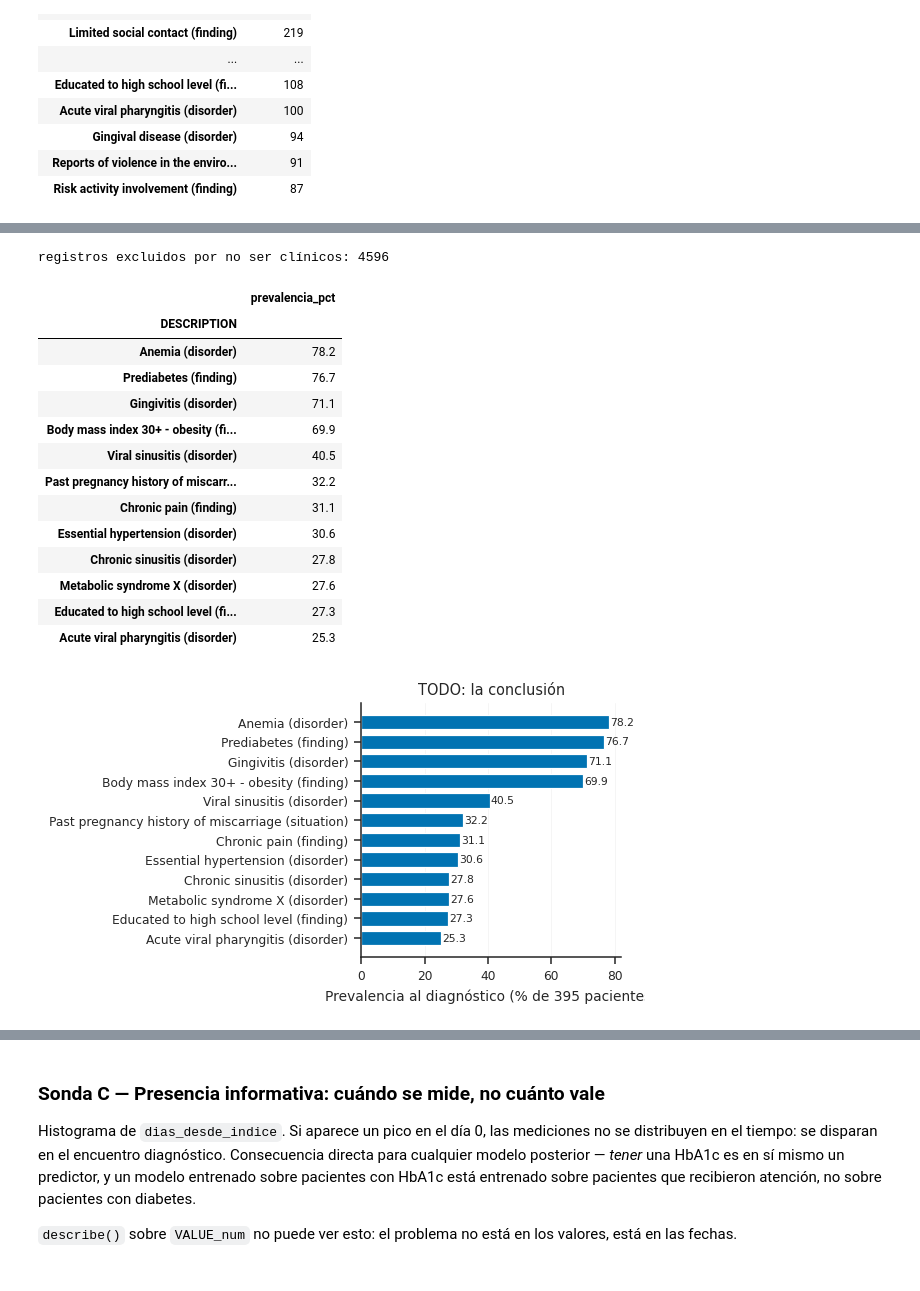
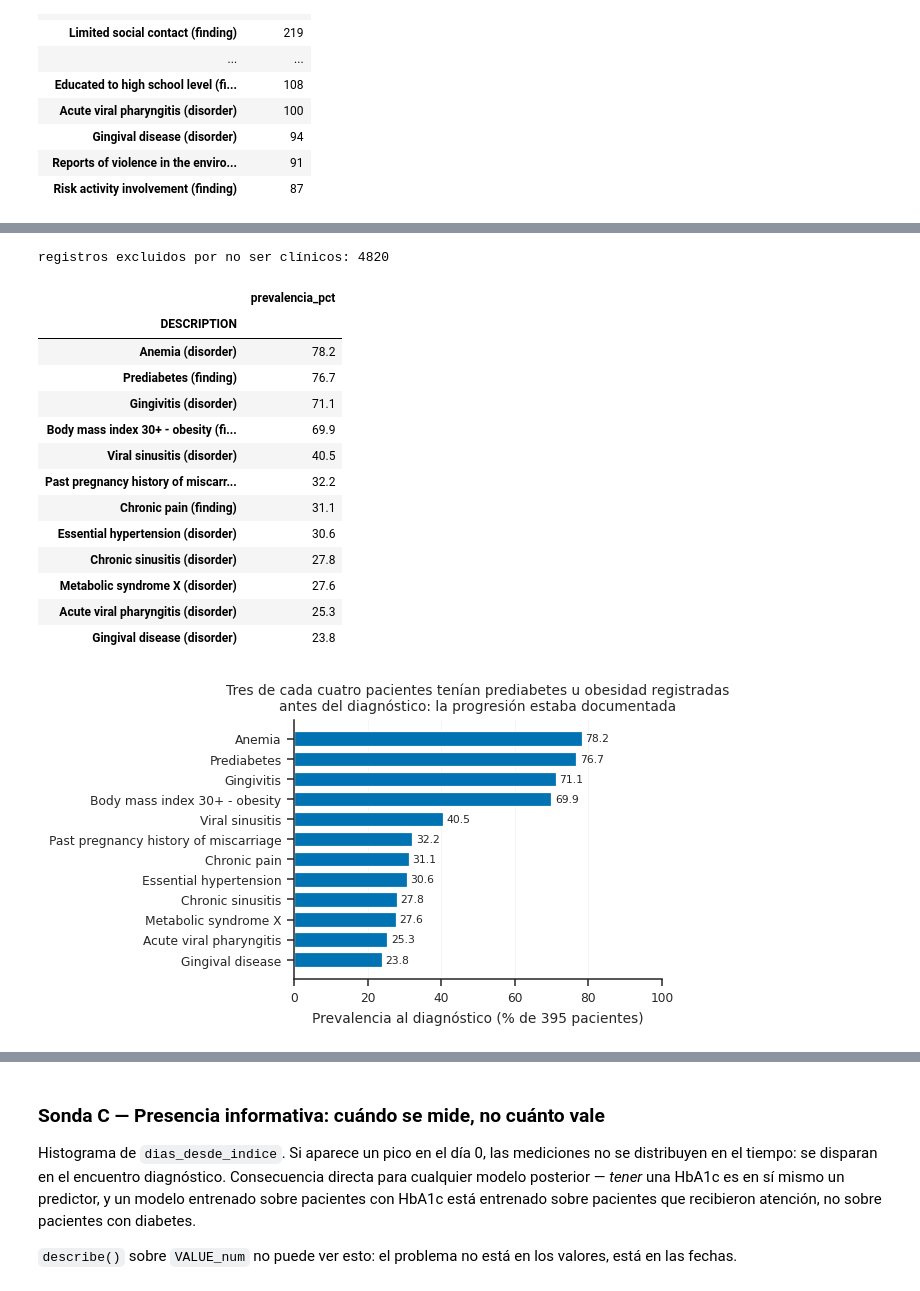
Before and after one commit to martinruhle/curso-ciencia-datos-2027-1, a Jupyter notebook: eda_cohorte.ipynb, the cells around one changed output, grey strips where cells are left out. Drawn from its saved outputs; the diff is of its cells as text; code cells hidden in the pictures.

```diff
--- a/eda_cohorte.ipynb
+++ b/eda_cohorte.ipynb
@@ -1087,33 +1426,46 @@ nombrarla así.
 # %%
+# Conceptos SNOMED que NO son comorbilidades: determinantes sociales, situaciones
+# administrativas y nivel educativo. Synthea los registra en la misma tabla que los
+# trastornos, y un `value_counts()` ingenuo devolvería "empleo a tiempo completo" como
+# principal comorbilidad de una cohorte de diabéticos.
 NO_CLINICAS = {
+    # empleo y situación laboral
     'Full-time employment (finding)', 'Part-time employment (finding)',
     'Unemployed (finding)', 'Not in labor force (finding)',
+    # educación
     'Received higher education (finding)',
     'Received certificate of higher education (finding)',
-    'Higher education (finding)', 'Medication review due (situation)',
+    'Higher education (finding)', 'Educated to high school level (finding)',
+    # administrativo
+    'Medication review due (situation)',
+    # entorno social y vivienda
     'Social isolation (finding)', 'Limited social contact (finding)',
-    'Lack of access to transportation (finding)',
-    'Transport problem (finding)', 'Housing unsatisfactory (finding)',
+    'Lack of access to transportation (finding)', 'Transport problem (finding)',
+    'Housing unsatisfactory (finding)',
     'Reports of violence in the environment (finding)',
     'Victim of intimate partner abuse (finding)',
-    'Stress (finding)', 'Has a criminal record (finding)',
-    'Refugee (person)', 'Unhealthy alcohol drinking behavior (finding)',
-    # Ajustá según lo que devuelva la celda anterior en TU dataset
+    'Has a criminal record (finding)', 'Refugee (person)',
+    'Risk activity involvement (finding)',
+    # síntomas inespecíficos y conducta, no diagnósticos
+    'Stress (finding)', 'Unhealthy alcohol drinking behavior (finding)',
+    'Misuses drugs (finding)',
 }
-# Las descripciones pueden venir sin la etiqueta semántica entre paréntesis según
-# la versión de Synthea: se compara también la forma sin sufijo.
+# Las descripciones pueden venir sin la etiqueta semántica entre paréntesis según la
+# versión de Synthea: se compara también la forma sin sufijo.
 sin_sufijo = {s.split(' (')[0] for s in NO_CLINICAS}
 
 desc = comorb['DESCRIPTION'].astype(str)
 es_clinica = ~(desc.isin(NO_CLINICAS) | desc.isin(sin_sufijo))
-print('registros excluidos por no ser clínicos:', (~es_clinica).sum())
+print('registros excluidos por no ser clínicos:', int((~es_clinica).sum()))
 
+# Control explícito: qué conceptos del top quedaron DENTRO. Si alguno no es una
+# comorbilidad, hay que agregarlo arriba en vez de dejarlo pasar en silencio.
 top_comorb = (comorb[es_clinica].groupby('DESCRIPTION', observed=True)['PATIENT']
                     .nunique().sort_values(ascending=False).head(12))
 prev = (100 * top_comorb / len(COHORTE)).rename('prevalencia_pct')
 prev.round(1).to_frame()
 # %% [output]
-registros excluidos por no ser clínicos: 4596
+registros excluidos por no ser clínicos: 4820
 |  | prevalencia_pct |
 | DESCRIPTION |  |
 | Anemia (disorder) | 78.2 |
@@ -1126,21 +1478,25 @@ registros excluidos por no ser clínicos: 4596
 | Essential hypertension (disorder) | 30.6 |
 | Chronic sinusitis (disorder) | 27.8 |
 | Metabolic syndrome X (disorder) | 27.6 |
-| Educated to high school level (fi... | 27.3 |
 | Acute viral pharyngitis (disorder) | 25.3 |
+| Gingival disease (disorder) | 23.8 |
 # %%
-fig, ax = plt.subplots(figsize=(ANCHO_2COL * 0.75, 3.0))
+fig, ax = plt.subplots(figsize=(ANCHO_2COL * 0.8, 3.2))
 orden = prev.sort_values()
-ax.barh(orden.index.astype(str), orden.values, color=PALETA[0], height=0.72)
+etiq = [str(i).replace(' (disorder)', '').replace(' (finding)', '')
+             .replace(' (situation)', '') for i in orden.index]
+ax.barh(etiq, orden.values, color=PALETA[0], height=0.72)
 ax.set_xlabel(f'Prevalencia al diagnóstico (% de {len(COHORTE):,} pacientes)')
 ax.set_ylabel('')
 ax.grid(axis='y', visible=False)
+ax.set_xlim(0, 100)
 for y, v in enumerate(orden.values):
-    ax.text(v + 0.4, y, f'{v:.1f}', va='center', fontsize=7)
-ax.set_title('TODO: la conclusión')
+    ax.text(v + 1, y, f'{v:.1f}', va='center', fontsize=7)
+ax.set_title('Tres de cada cuatro pacientes tenían prediabetes u obesidad registradas\n'
+             'antes del diagnóstico: la progresión estaba documentada', fontsize=9)
 plt.show()
 # %% [output]
-[figure, old version]
+[figure, new version]
 # %% [markdown]
 ---
 ## Actividad 4 — Problemas visibles sólo al graficar
```
Also changed, not shown: parts of 60 cells of this notebook.
